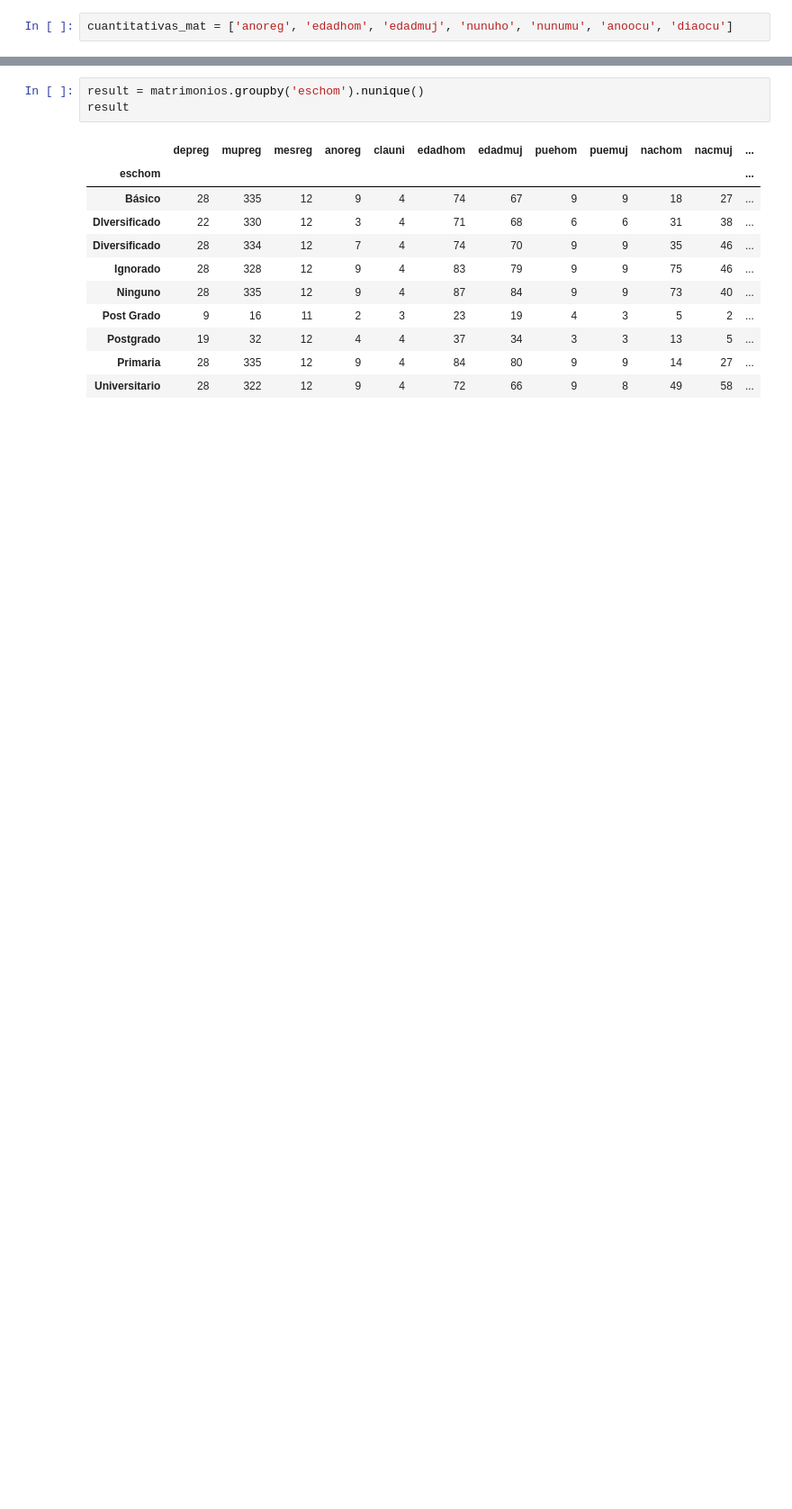
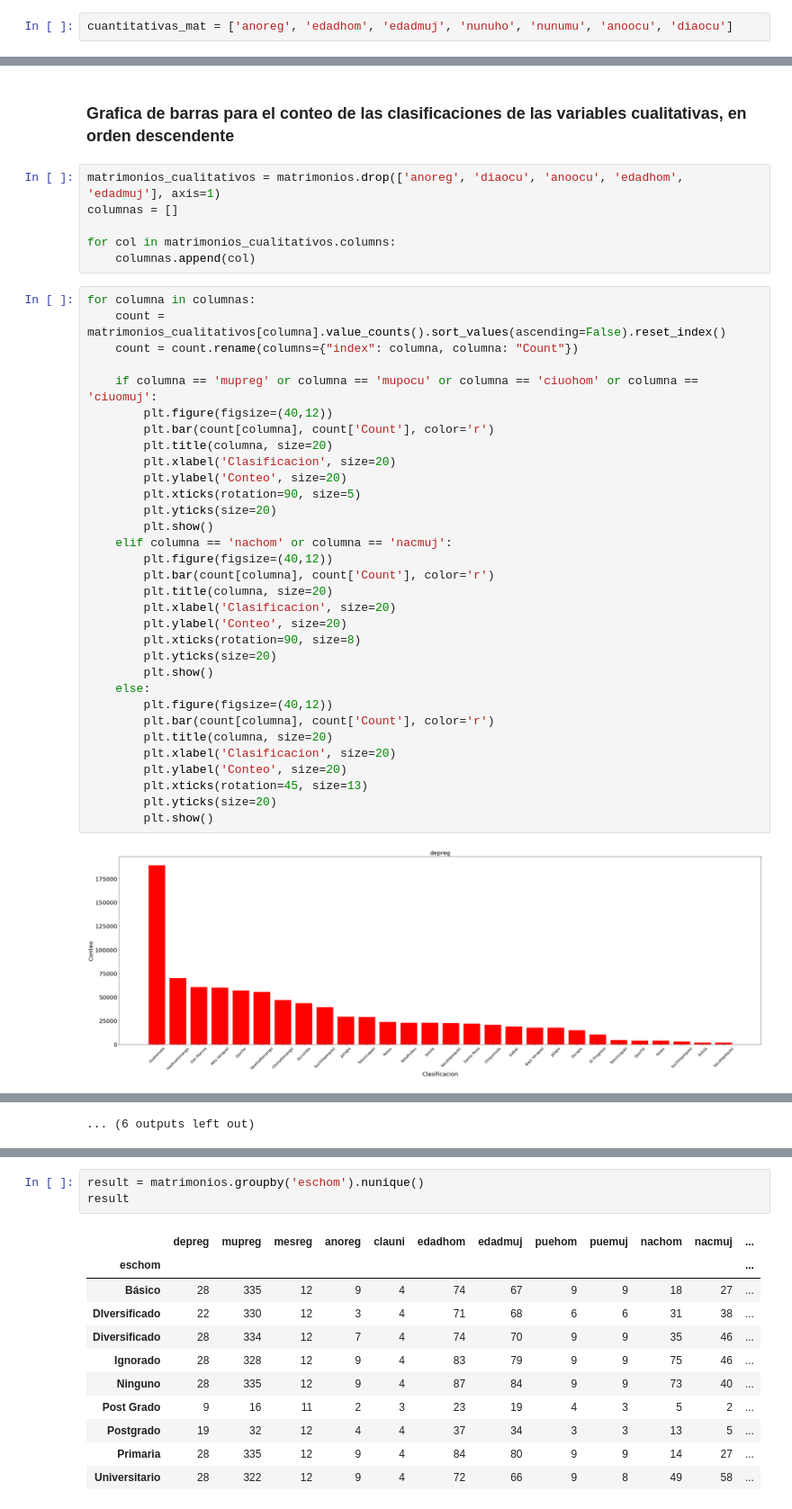
Before and after one commit to Mar19845/Proyecto_Mineria, a Jupyter notebook: Proyecto1.ipynb, the cells around one changed output, grey strips where cells are left out. Shown at 90% size. Drawn from its saved outputs; the diff is of its cells as text; blank space fills up the shorter version.

Commit message:
graficas y tablas de matrimonios

```diff
--- a/Proyecto1.ipynb
+++ b/Proyecto1.ipynb
@@ -325,2 +327,44 @@ for col in cuantitativas_mat:
 [figure]
 [figure]
+# %% [markdown]
+### Grafica de barras para el conteo de las clasificaciones de las variables cualitativas, en orden descendente
+# %%
+matrimonios_cualitativos = matrimonios.drop(['anoreg', 'diaocu', 'anoocu', 'edadhom', 'edadmuj'], axis=1)
+columnas = []
+
+for col in matrimonios_cualitativos.columns:
+    columnas.append(col)
+# %%
+for columna in columnas:
+    count = matrimonios_cualitativos[columna].value_counts().sort_values(ascending=False).reset_index()
+    count = count.rename(columns={"index": columna, columna: "Count"})
+
+    if columna == 'mupreg' or columna == 'mupocu' or columna == 'ciuohom' or columna == 'ciuomuj':
+        plt.figure(figsize=(40,12))
+        plt.bar(count[columna], count['Count'], color='r')
+        plt.title(columna, size=20)
+        plt.xlabel('Clasificacion', size=20)
+        plt.ylabel('Conteo', size=20)
+        plt.xticks(rotation=90, size=5)
+        plt.yticks(size=20)
+        plt.show()
+    elif columna == 'nachom' or columna == 'nacmuj':
+        plt.figure(figsize=(40,12))
+        plt.bar(count[columna], count['Count'], color='r')
+        plt.title(columna, size=20)
+        plt.xlabel('Clasificacion', size=20)
+        plt.ylabel('Conteo', size=20)
+        plt.xticks(rotation=90, size=8)
+        plt.yticks(size=20)
+        plt.show()
+    else:
+        plt.figure(figsize=(40,12))
+        plt.bar(count[columna], count['Count'], color='r')
+        plt.title(columna, size=20)
+        plt.xlabel('Clasificacion', size=20)
+        plt.ylabel('Conteo', size=20)
+        plt.xticks(rotation=45, size=13)
+        plt.yticks(size=20)
+        plt.show()
+# %% [output]
+[figure, added]
@@ -326,0 +382 @@ for col in cuantitativas_mat:
+... (6 outputs left out)
```
Also changed, not shown: parts of 7 cells of this notebook.
